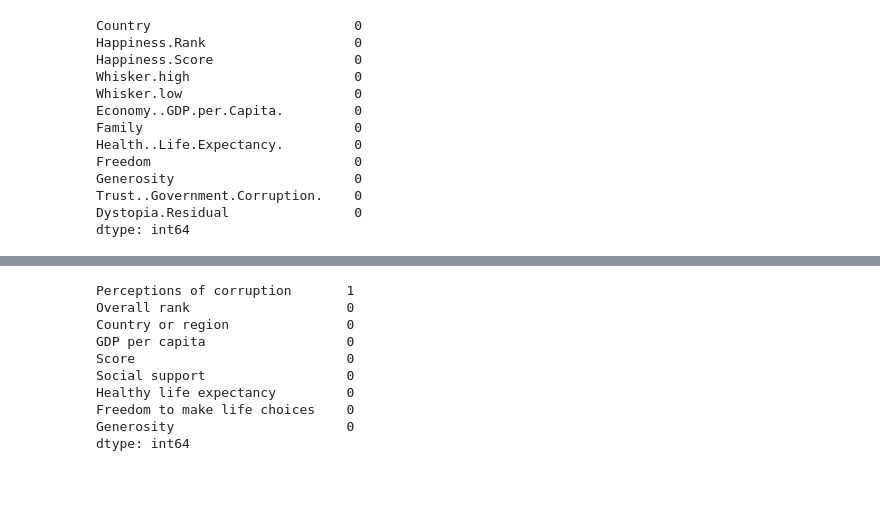
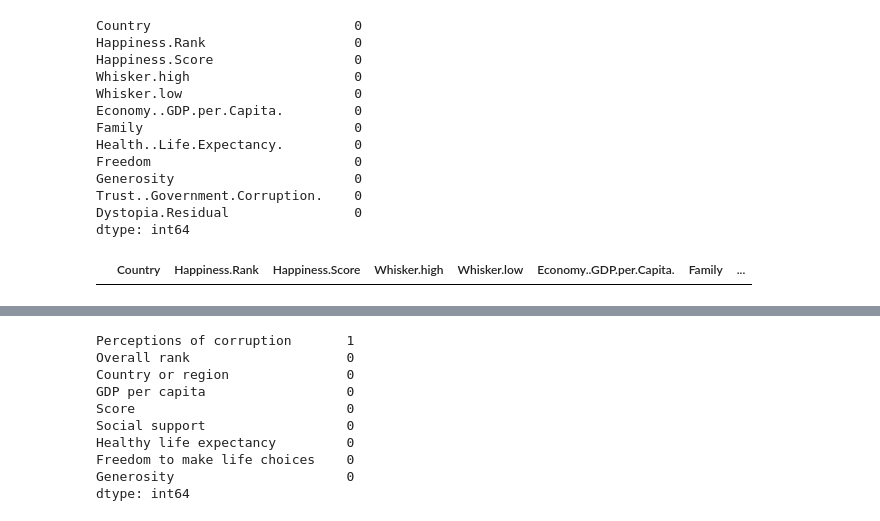
Before and after one commit to Tuwaiq-DS-ML-bootcamp-V-9/Usecase-2, a Jupyter notebook: EDA explain template.ipynb, the cells around one changed output, grey strips where cells are left out. Drawn from its saved outputs; the diff is of its cells as text; code cells hidden in the pictures; blank space fills up the shorter version.

```diff
--- a/EDA explain template.ipynb
+++ b/EDA explain template.ipynb
@@ -623,3 +735,8 @@ Generosity                       0
 Trust..Government.Corruption.    0
 Dystopia.Residual                0
 dtype: int64
+# %%
+# Check if there are any countreis with less than 4 letters since the shortest country name is 4 letters long
+df_2017[df_2017['Country'].str.len() <= 3]
+# %% [output]
+|  | Country | Happiness.Rank | Happiness.Score | Whisker.high | Whisker.low | Economy..GDP.per.Capita. | Family | ... |
```
Also changed, not shown: parts of 24 cells of this notebook.
